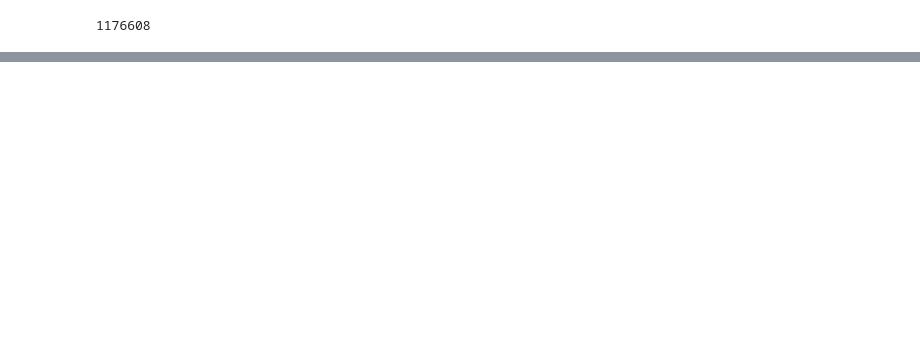
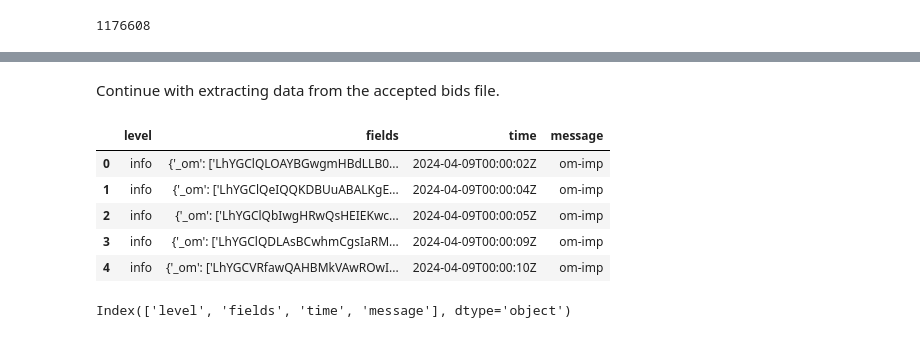
Before and after one commit to ltevlin/Origin, a Jupyter notebook: Presentation_15.ipynb, the cells around one changed output, grey strips where cells are left out. Cells and saved outputs as stored; diff of their text form; code cells hidden in the pictures; blank space fills up the shorter version.

```diff
--- a/Presentation_15.ipynb
+++ b/Presentation_15.ipynb
@@ -149,3 +158,20 @@ df_extr0409_15_plus.head()
 # %%
 """this concludes the cleaning of the submitted bids file"""
 df_extr0409_15_plus.to_pickle("bres_0409_15_clean")
+# %% [markdown]
+Continue with extracting data from the accepted bids file.
+# %%
+om_raw = pd.read_json('om_0409.json', lines=True)
+# %%
+om_raw.head()
+# %% [output]
+|  | level | fields | time | message |
+| 0 | info | {'_om': ['LhYGClQLOAYBGwgmHBdLLB0... | 2024-04-09T00:00:02Z | om-imp |
+| 1 | info | {'_om': ['LhYGClQeIQQKDBUuABALKgE... | 2024-04-09T00:00:04Z | om-imp |
+| 2 | info | {'_om': ['LhYGClQbIwgHRwQsHEIEKwc... | 2024-04-09T00:00:05Z | om-imp |
+| 3 | info | {'_om': ['LhYGClQDLAsBCwhmCgsIaRM... | 2024-04-09T00:00:09Z | om-imp |
+| 4 | info | {'_om': ['LhYGCVRfawQAHBMkVAwROwI... | 2024-04-09T00:00:10Z | om-imp |
+# %%
+om_raw.columns
+# %% [output]
+Index(['level', 'fields', 'time', 'message'], dtype='object')
```
Also changed, not shown: parts of 21 cells of this notebook.
